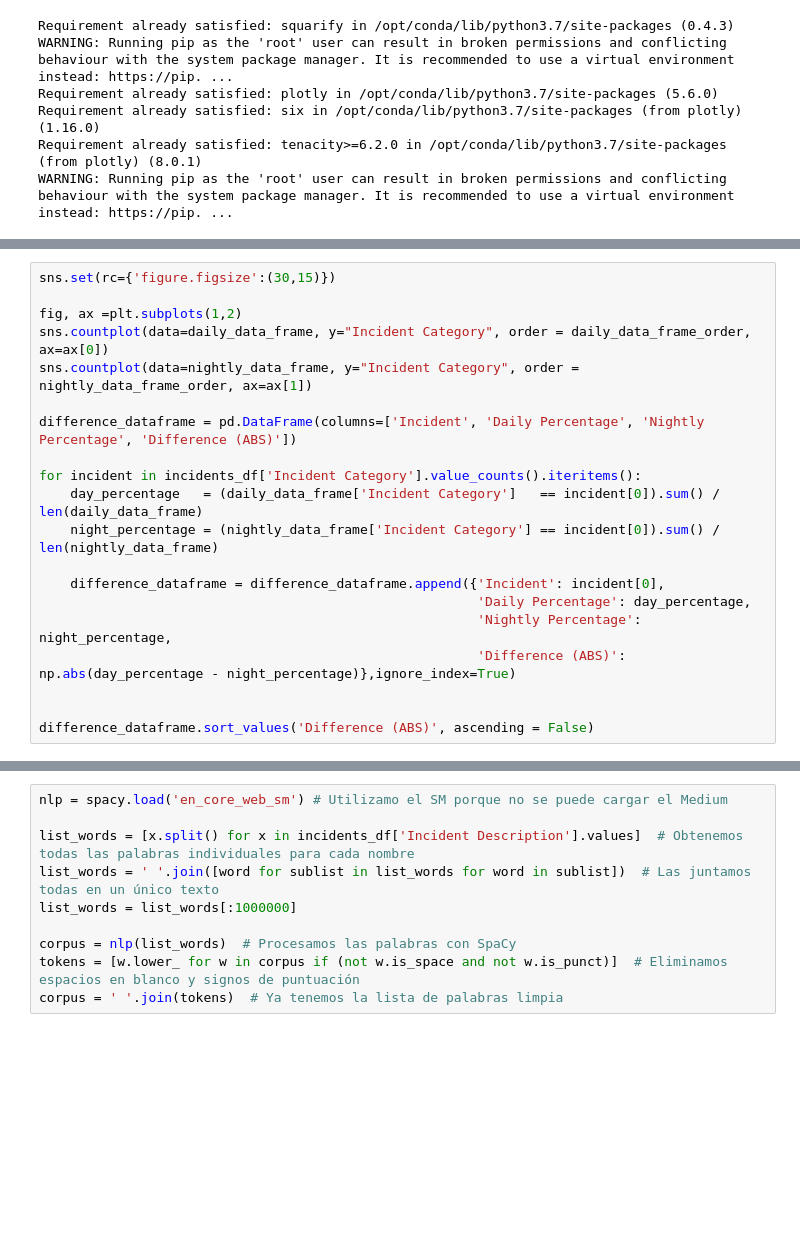
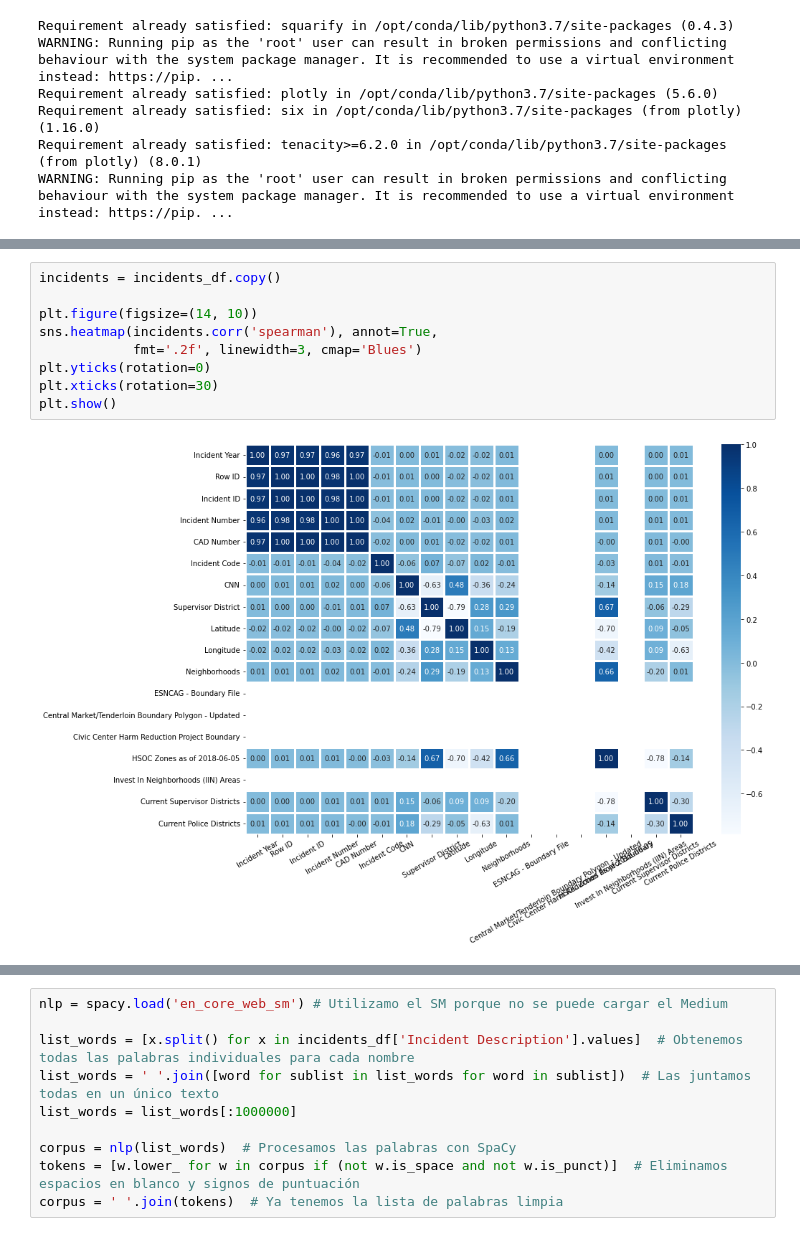
Before and after one commit to luperezsal/Batman, a Jupyter notebook: batman.ipynb, the cells around one changed output, grey strips where cells are left out. Drawn from its saved outputs; the diff is of its cells as text; blank space fills up the shorter version.

```diff
--- a/batman.ipynb
+++ b/batman.ipynb
@@ -165,20 +45,0 @@ nightly_data_frame_order = pd.Categorical(nightly_data_frame['Incident Category'
-# %%
-sns.set(rc={'figure.figsize':(30,15)})
-
-fig, ax =plt.subplots(1,2)
-sns.countplot(data=daily_data_frame, y="Incident Category", order = daily_data_frame_order, ax=ax[0])
-sns.countplot(data=nightly_data_frame, y="Incident Category", order = nightly_data_frame_order, ax=ax[1])
-
-difference_dataframe = pd.DataFrame(columns=['Incident', 'Daily Percentage', 'Nightly Percentage', 'Difference (ABS)'])
-
-for incident in incidents_df['Incident Category'].value_counts().iteritems():
-    day_percentage   = (daily_data_frame['Incident Category']   == incident[0]).sum() / len(daily_data_frame)
-    night_percentage = (nightly_data_frame['Incident Category'] == incident[0]).sum() / len(nightly_data_frame)
-
-    difference_dataframe = difference_dataframe.append({'Incident': incident[0],
-                                                        'Daily Percentage': day_percentage,
-                                                        'Nightly Percentage': night_percentage,
-                                                        'Difference (ABS)': np.abs(day_percentage - night_percentage)},ignore_index=True)
-
-
-difference_dataframe.sort_values('Difference (ABS)', ascending = False)
@@ -254,0 +104,11 @@ None
+# %%
+incidents = incidents_df.copy()
+
+plt.figure(figsize=(14, 10))
+sns.heatmap(incidents.corr('spearman'), annot=True,
+            fmt='.2f', linewidth=3, cmap='Blues')
+plt.yticks(rotation=0)
+plt.xticks(rotation=30)
+plt.show()
+# %% [output]
+[figure, added]
```
Also changed, not shown: parts of 82 cells of this notebook.
